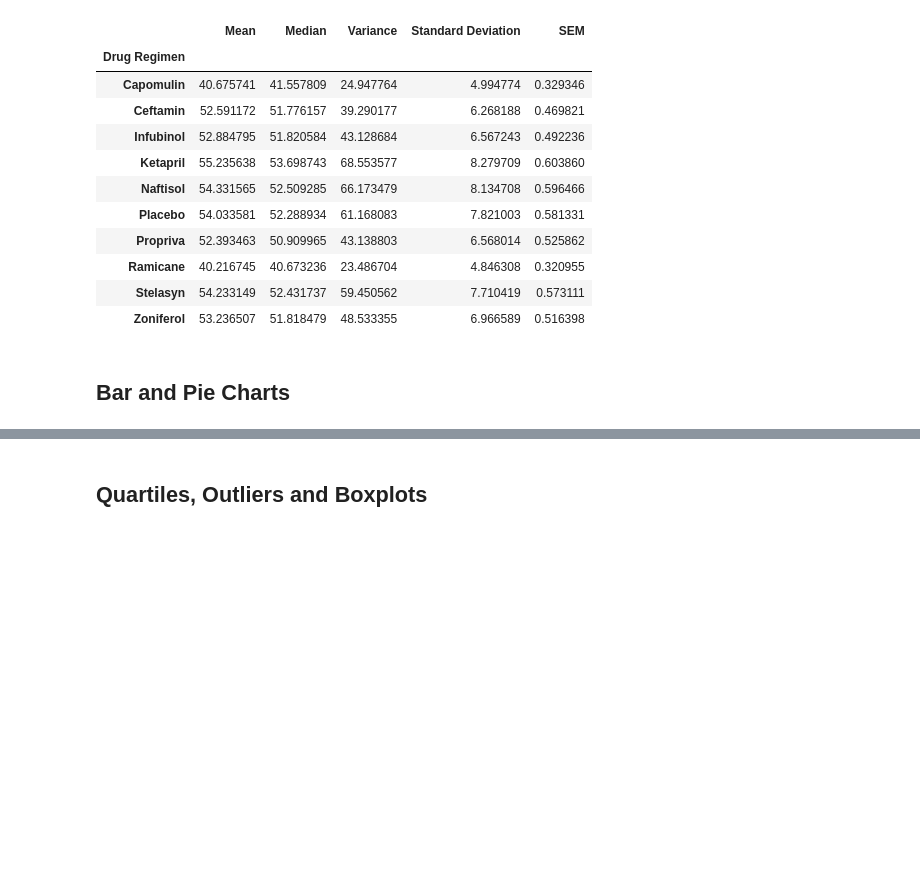
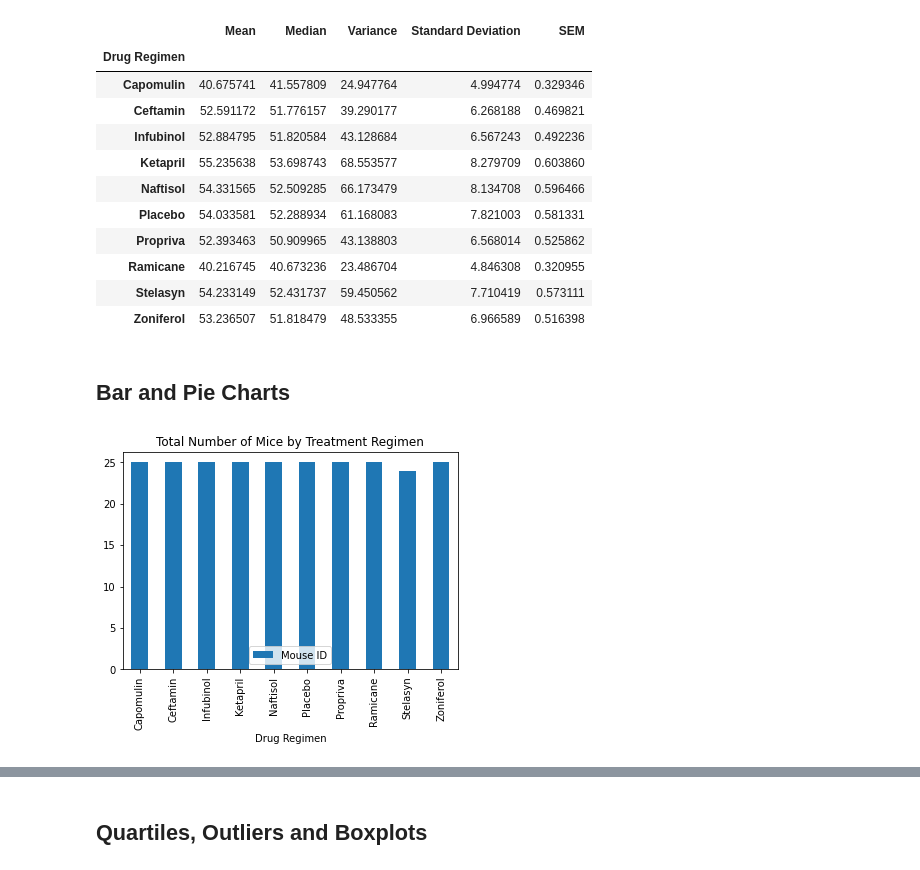
Before and after one commit to jerpawe1987/Matplotlib-Homework---The-Power-of-Plots, a Jupyter notebook: Pymaceuticals/pymaceuticals_starter.ipynb, the cells around one changed output, grey strips where cells are left out. Cells and saved outputs as stored; diff of their text form; code cells hidden in the pictures; blank space fills up the shorter version.

Commit message:
Added Bar and Pie Charts

```diff
--- a/Pymaceuticals/pymaceuticals_starter.ipynb
+++ b/Pymaceuticals/pymaceuticals_starter.ipynb
@@ -51,3 +52,6 @@ duplicate_df
 | 917 | g989 | Propriva | Female | 21 | 26 | 20 | 54.657650 | ... |
 # %%
 # Optional: Get all the data for the duplicate mouse ID.
+
+mouse_count_df = combined_df.drop_duplicates("Mouse ID")
+mouse_count_df
@@ -115,5 +133,18 @@ stats_df
 ## Bar and Pie Charts
 # %%
 # Generate a bar plot showing the total number of mice for each treatment throughout the course of the study using pandas.
+
+treatment_data = pd.DataFrame(mouse_count_df.groupby(["Drug Regimen"]).count()).reset_index()
+
+count_by_treatment_df = treatment_data[["Mouse ID", "Drug Regimen"]]
+count_by_treatment_df = count_by_treatment_df.set_index("Drug Regimen")
+
+#count_by_treatment_df
+
+count_by_treatment_df.plot(kind="bar")
+plt.title("Total Number of Mice by Treatment Regimen")
+plt.show()
+# %% [output]
+[figure, added]
 # %%
 # Generate a bar plot showing the total number of mice for each treatment throughout the course of the study using pyplot.
```
Also changed, not shown: parts of 6 cells of this notebook.
